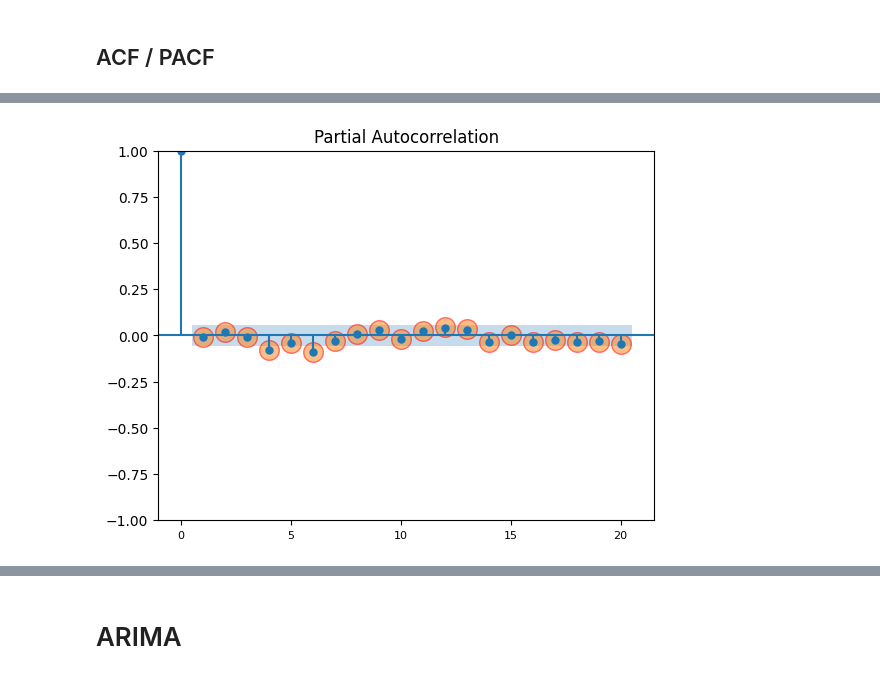
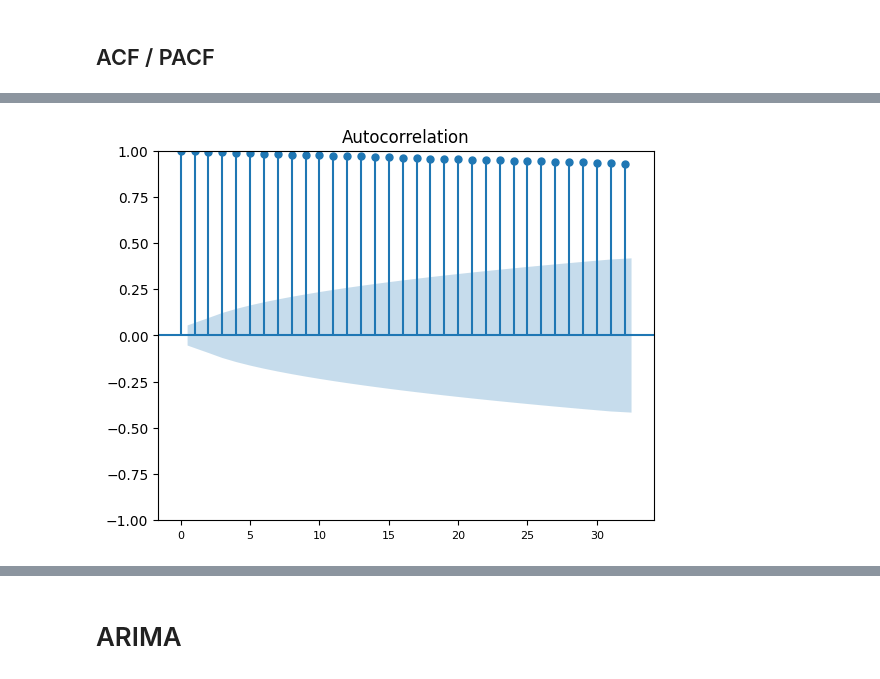
Before and after one commit to SLCFLAB/DL-Forecasting, a Jupyter notebook: 금융연수원/TimeSeriesPractice.ipynb, the cells around one changed output, grey strips where cells are left out. Cells and saved outputs as stored; diff of their text form; code cells hidden in the pictures.

```diff
--- a/금융연수원/TimeSeriesPractice.ipynb
+++ b/금융연수원/TimeSeriesPractice.ipynb
@@ -451,4 +295,5 @@ acf_plot(diff, 20)
-# %%
-pacf_plot(diff, 20)
-# %% [output]
-[figure, removed]
+# %%
+plot_acf(price)
+plt.show()
+# %% [output]
+[figure, added]
```
Also changed, not shown: parts of 27 cells of this notebook.
